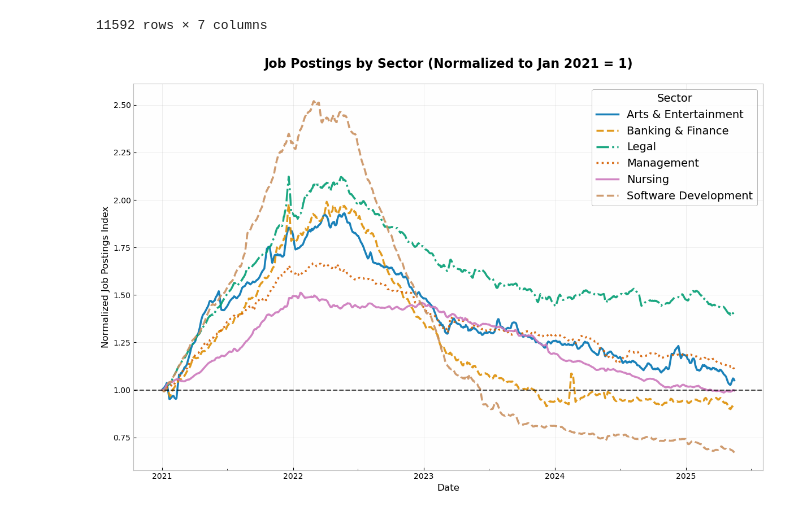
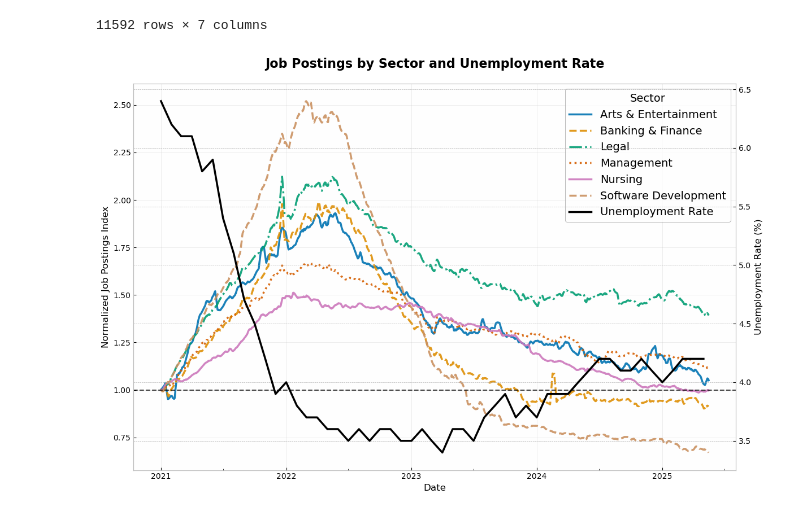
Before and after one commit to chandarb/CPS_Tracker, a Jupyter notebook: CPS_Tracker/code/cps_analysis.ipynb, the cells around one changed output. Drawn from its saved outputs; the diff is of its cells as text; code cells hidden in the pictures.

Commit message:
adding the national unemployment rate to the postings plot

```diff
--- a/CPS_Tracker/code/cps_analysis.ipynb
+++ b/CPS_Tracker/code/cps_analysis.ipynb
@@ -2881,17 +2881,27 @@ job_postings
 | 11591 | HiringLabSectoralPosting | 2025-05-16 | US | United States | techsoftware | Software Development | 61.85 |
 11592 rows × 7 columns
 # %%
+# national unemployment rate
+
+# Load unemployment rate data
+unrate = pd.read_csv('../data/UNRATE.CSV')
+
+# Convert date column to datetime
+unrate['DATE'] = pd.to_datetime(unrate['observation_date'])
+
 # Convert dateString column to datetime
 job_postings['Date'] = pd.to_datetime(job_postings['dateString'])
 
 # Filter data starting from 2021-01-01
 job_postings = job_postings[job_postings['Date'] >= '2021-01-01'].copy()
+unrate = unrate[unrate['DATE'] >= '2021-01-01'].copy()
 
 # Normalize each sector to start at 1 (using the first value for each sector)
 job_postings['NORMALIZED_VALUE'] = job_postings.groupby('sectorName')['value'].transform(lambda x: x / x.iloc[0])
 
-# Create the plot
-fig, ax = plt.subplots(figsize=(12, 8))
+# Create the plot with two y-axes
+fig, ax1 = plt.subplots(figsize=(12, 8))
+ax2 = ax1.twinx()  # Create second y-axis
 
 # Get unique sectors and create colorblind-friendly color palette
 sectors = job_postings['sectorName'].unique()
@@ -2902,10 +2912,10 @@ colors = sns.color_palette("colorblind", len(sectors))
 # Define line styles for additional differentiation
 line_styles = ['-', '--', '-.', ':', '-', '--', '-.', ':']
 
-# Plot each sector
+# Plot each sector on the first y-axis
 for i, sector in enumerate(sectors):
     sector_data = job_postings[job_postings['sectorName'] == sector]
-    ax.plot(sector_data['Date'],
+    ax1.plot(sector_data['Date'],
             sector_data['NORMALIZED_VALUE'],
             color=colors[i],
             linewidth=2.5,
@@ -2913,47 +2923,58 @@ for i, sector in enumerate(sectors):
             alpha=0.9,
             linestyle=line_styles[i % len(line_styles)])
 
+# Plot unemployment rate on second y-axis
+ax2.plot(unrate['DATE'], unrate['UNRATE'],
+         color='black',
+         linewidth=2.5,
+         label='Unemployment Rate',
+         alpha=1.0)
+
 # Customize the plot
-ax.set_title('Job Postings by Sector (Normalized to Jan 2021 = 1)',
+ax1.set_title('Job Postings by Sector and Unemployment Rate',
              fontsize=16,
              fontweight='bold',
              pad=20)
-ax.set_xlabel('Date', fontsize=12)
-ax.set_ylabel('Normalized Job Postings Index', fontsize=12)
+ax1.set_xlabel('Date', fontsize=12)
+ax1.set_ylabel('Normalized Job Postings Index', fontsize=12)
+ax2.set_ylabel('Unemployment Rate (%)', fontsize=12)
 
 # Format x-axis
-ax.xaxis.set_major_locator(plt.matplotlib.dates.YearLocator())
-ax.xaxis.set_major_formatter(plt.matplotlib.dates.DateFormatter('%Y'))
-ax.xaxis.set_minor_locator(plt.matplotlib.dates.MonthLocator([1, 7]))
+ax1.xaxis.set_major_locator(plt.matplotlib.dates.YearLocator())
+ax1.xaxis.set_major_formatter(plt.matplotlib.dates.DateFormatter('%Y'))
+ax1.xaxis.set_minor_locator(plt.matplotlib.dates.MonthLocator([1, 7]))
 
 # Add grid
-ax.grid(True, alpha=0.3, linestyle='-', linewidth=0.5)
+ax1.grid(True, alpha=0.3, linestyle='-', linewidth=0.5)
 
-# Customize legend
-ax.legend(title='Sector',
+# Combine legends from both axes
+lines1, labels1 = ax1.get_legend_handles_labels()
+lines2, labels2 = ax2.get_legend_handles_labels()
+ax1.legend(lines1 + lines2, labels1 + labels2,
+         title='Sector',
          title_fontsize=14,
          fontsize=14,
          frameon=True,
          facecolor='white',
          edgecolor='gray',
          loc='upper right')
 
 # Add horizontal line at y=1
-ax.axhline(y=1, color='black', linestyle='--', alpha=0.7, linewidth=1.5)
+ax1.axhline(y=1, color='black', linestyle='--', alpha=0.7, linewidth=1.5)
 
-ax.set_facecolor('#FEFEFE')
+ax1.set_facecolor('#FEFEFE')
 fig.patch.set_facecolor('white')
 
 # Adjust layout
 plt.tight_layout()
 
 # Save figure to figures directory
 plt.savefig('../../Papers/figures/job_postings_by_sector.pdf', bbox_inches='tight')
 
 # Show plot
 plt.show()
 
 # Close the figure
 plt.close(fig)
 # %% [output]
-[figure, old version]
+[figure, new version]
```
Also changed, not shown: 2 other files.
